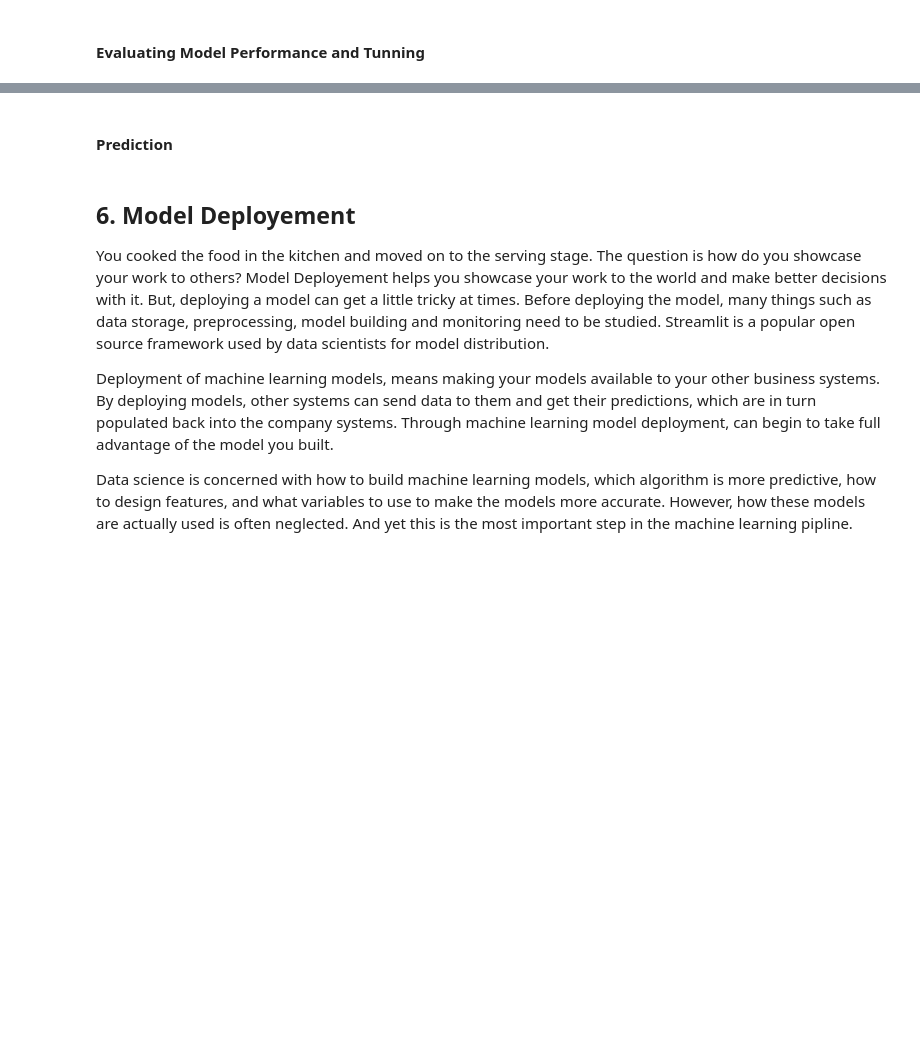
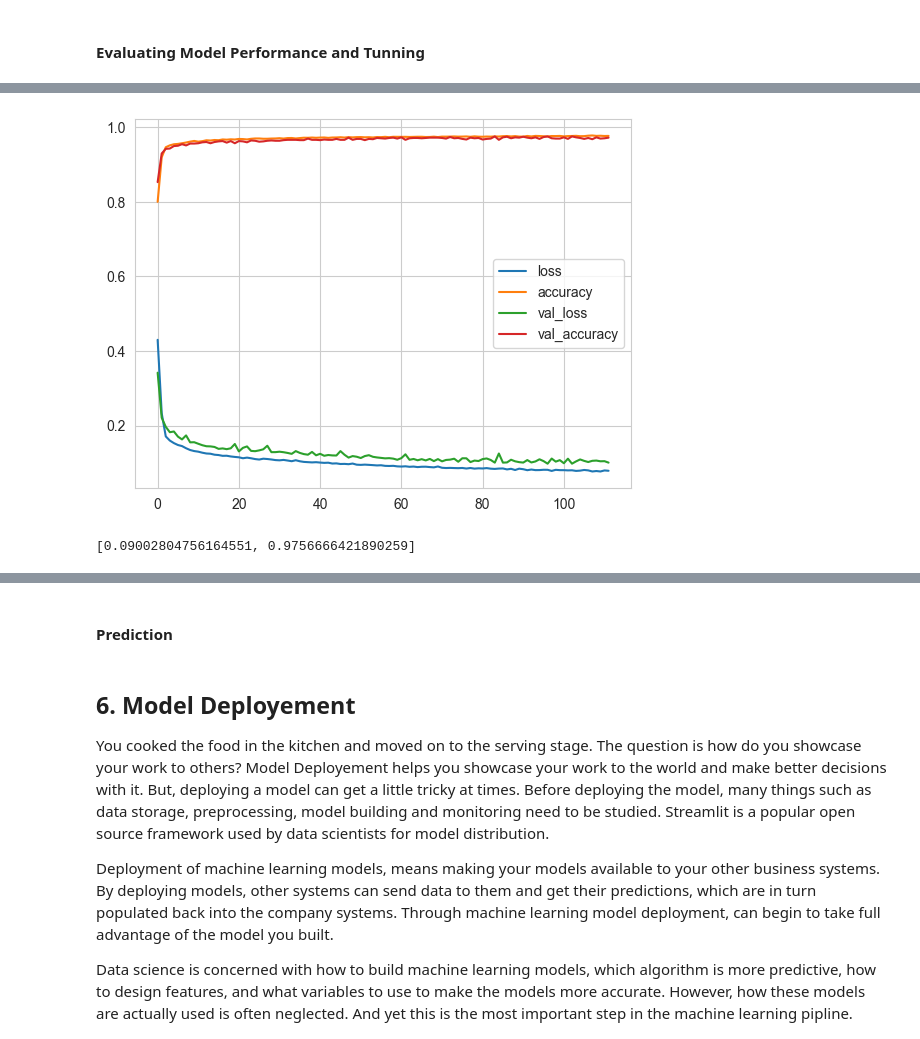
Before and after one commit to osmanoeztuerk/Chorn-Prediction-ML, a Jupyter notebook: Churn_Prediction_Student_Notebook_V2.ipynb, the cells around one changed output, grey strips where cells are left out. Cells and saved outputs as stored; diff of their text form; code cells hidden in the pictures; blank space fills up the shorter version.

```diff
--- a/Churn_Prediction_Student_Notebook_V2.ipynb
+++ b/Churn_Prediction_Student_Notebook_V2.ipynb
@@ -1136,0 +1156,27 @@ array([-0.00723136,  1.0280085 ], dtype=float32)
+# %%
+ord_enc = OrdinalEncoder(handle_unknown='use_encoded_value', unknown_value=-1)
+column_trans = make_column_transformer((ord_enc, cat), remainder='passthrough')
+scaler = MinMaxScaler()
+
+operations = [("OrdinalEncoder", column_trans), ('Scaler', scaler)]
+pipe = Pipeline(steps=operations)
+
+X_train= pipe.fit_transform(X_train)
+X_test = pipe.transform(X_test)
+# %%
+seed = 42
+tf.random.set_seed(seed)
+
+model = Sequential()
+
+model.add(Dense(36, activation = "relu", input_dim = X_train.shape[1]))
+model.add(Dense(18, activation = "relu"))
+model.add(Dense(9, activation = "relu"))
+model.add(Dense(1, activation = "sigmoid"))
+
+model.compile(optimizer = "adam", loss = "binary_crossentropy", metrics = ["accuracy"])
+
+early_stop = EarlyStopping(monitor = "val_loss", mode = "min", verbose = 1, patience = 15, restore_best_weights = True)
+# %%
+model.fit(x = X_train, y = y_train, validation_split = 0.1, batch_size = 32, epochs = 1000, verbose = 2,
+          callbacks = [early_stop])
@@ -1137,2 +1222,5 @@ array([-0.00723136,  1.0280085 ], dtype=float32)
 # %% [markdown]
 #### Evaluating Model Performance and Tunning
+# %%
+loss_df = pd.DataFrame(model.history.history)
+loss_df.head()
@@ -1138,0 +1234,8 @@ array([-0.00723136,  1.0280085 ], dtype=float32)
+# %%
+loss_df.plot();
+# %% [output]
+[figure, added]
+# %%
+model.evaluate(X_test, y_test, verbose=0)
+# %% [output]
+[0.09002804756164551, 0.9756666421890259]
```
Also changed, not shown: parts of 29 cells of this notebook, 1 other file.
